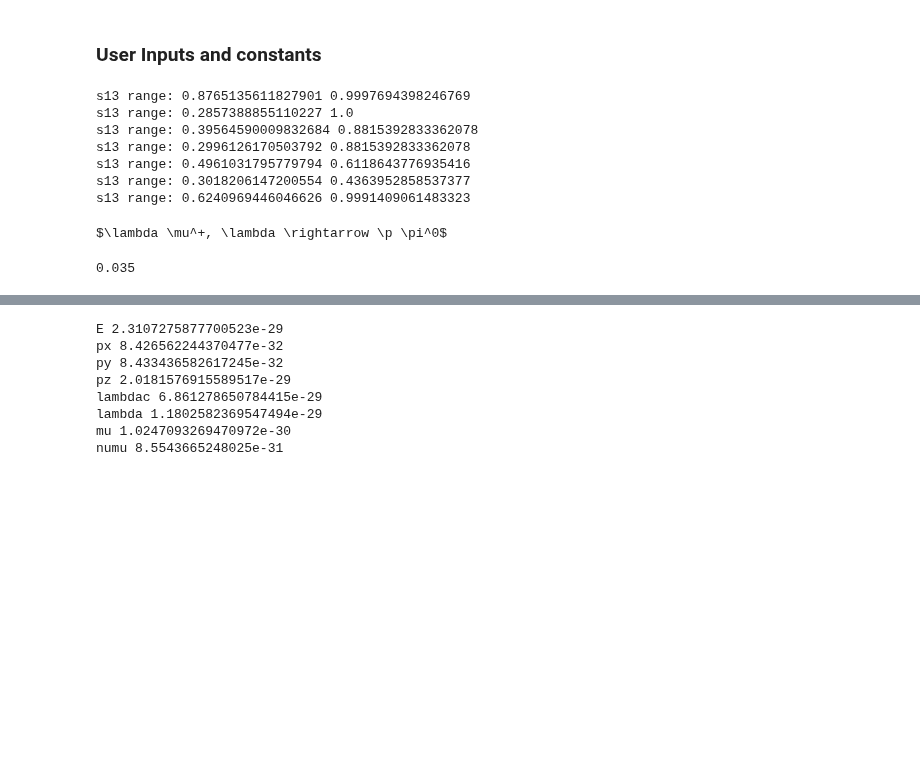
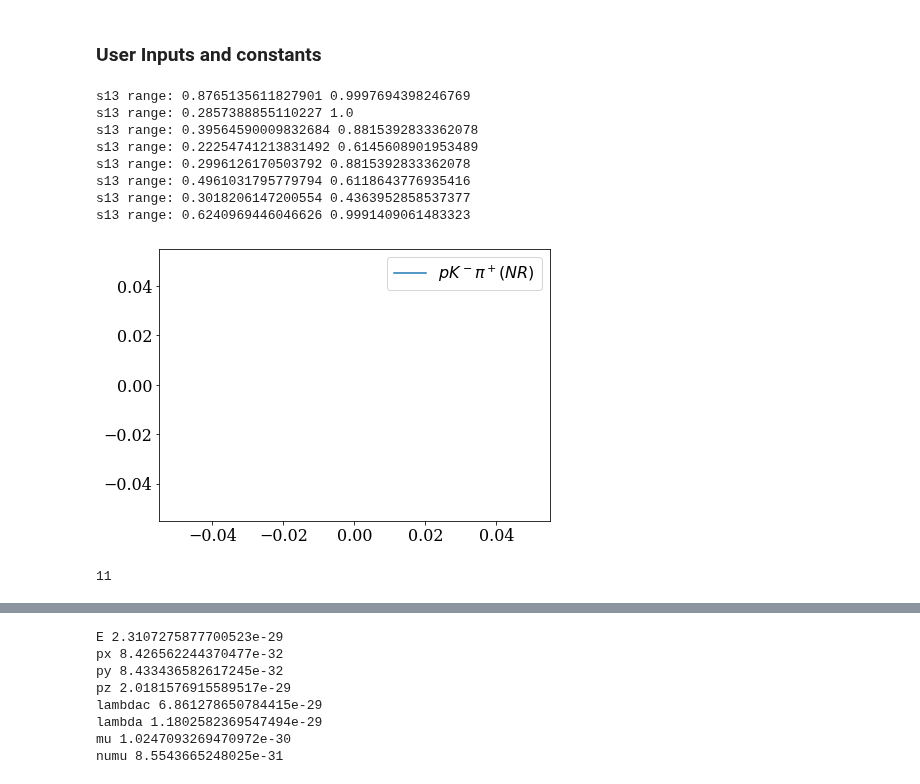
Before and after one commit to sebouh137/fcal_sim, a Jupyter notebook: SimpleEventGenerator_Alec.ipynb, the cells around one changed output, grey strips where cells are left out. Drawn from its saved outputs; the diff is of its cells as text; code cells hidden in the pictures; blank space fills up the shorter version.

```diff
--- a/SimpleEventGenerator_Alec.ipynb
+++ b/SimpleEventGenerator_Alec.ipynb
@@ -236,6 +238,7 @@ mpi0 = 0.1350
 mK0=0.497611
 mKshort=mK0
 mK_charged=0.493677
+mKstar = 0.89555
 mrho0=0.77549
 mrho_charged=0.77526
 mSigma0=1.192642
@@ -259,27 +262,59 @@ BranchingRatios = []
 
 
 #lambda_c -> muon + X modes
-DecayChannels.append("$\\lambda \\mu^+, \\lambda \\rightarrow p \\pi^0$")
-DecayChannels.append("$\\lambda \\mu^+, \\lambda \\rightarrow n \\pi^+$")
+DecayChannels.append("$\\mu^+ \\Lambda \\rightarrow \\mu^+ p \\pi^0$")
+DecayChannels.append("$\\mu^+ \\Lambda \\rightarrow \\mu^+ n \\pi^0$")
 lambdac_to_lambdamu = oneToThreeGenerator(mLambdaC, mLambda, 0, mMu) #BR= 3.5e-2 +- 0.5e-2
 f_lambdac_to_lambdamu = 0.035
 f_lambdac_to_lambdamu_unc = 0.005
+#secondary lambda decay
+lambda_to_npi = oneToTwoGenerator(mLambda, mn, mpi0)
+f_lambda_to_npi=.36
+lambda_to_ppi = oneToTwoGenerator(mLambda, mp, mpi_charged)
+f_lambda_to_ppi=.64
+
 BranchingRatios.append(f_lambdac_to_lambdamu*f_lambda_to_ppi)
 BranchingRatios.append(f_lambdac_to_lambdamu*f_lambda_to_npi)
 
 #lambda_c -> n + X modes
+DecayChannels.append("$n \\pi^+ K^0_S \\rightarrow n \\pi^+ \\pi^+ \\pi^-$")
+DecayChannels.append("$n \\pi^+ K^0_S \\rightarrow n \\pi^+ \\pi^0 \\pi^0$")
 lambdac_to_nKspi = oneToThreeGenerator(mLambdaC, mn, mpi_charged, mKshort)
 f_lambdac_to_nKspi = 0.0182
 f_lambdac_to_nKspi_unc = 0.0025
 #secondary K_s decay
 Kshort_to_picharged = oneToTwoGenerator(mKshort,mpi_charged,mpi_charged)
-Kshort_to_picharged = 0.692
-Kshort_to_picharged_unc = 0.0005
+f_Kshort_to_picharged = 0.692
+f_Kshort_to_picharged_unc = 0.0005
 Kshort_to_pi0 = oneToTwoGenerator(mKshort,mpi0,mpi0)
-Kshort_to_pi0 = 0.307
-Kshort_to_pi0_unc = 0.0005
+f_Kshort_to_pi0 = 0.307
+f_Kshort_to_pi0_unc = 0.0005
+BranchingRatios.append(f_lambdac_to_nKspi*f_Kshort_to_picharged)
+BranchingRatios.append(f_lambdac_to_nKspi*f_Kshort_to_pi0)
 
 #lambda_c -> p + X modes
+DecayChannels.append("$p K^0_S \\rightarrow p \\pi^+ \\pi^-$")
+DecayChannels.append("$p K^0_S \\rightarrow p \\pi^0 \\pi^0$")
+lambdac_to_pKs = oneToTwoGenerator(mLambdaC, mp, mKshort)
+f_lambdac_to_pKs = 0.0159
+f_lambdac_to_pKs_unc = 0.0008
+BranchingRatios.append(f_lambdac_to_pKs*f_Kshort_to_picharged)
+BranchingRatios.append(f_lambdac_to_pKs*f_Kshort_to_pi0)
+
+DecayChannels.append("$p K^- \\pi^+ (NR)$")
+lambdac_to_pKpi = oneToThreeGenerator(mLambdaC, mp, mK_charged,mpi_charged)
+f_lambdac_to_pKpi = 0.035
+f_lambdac_to_pKpi_unc = 0.004
+BranchingRatios.append(f_lambdac_to_pKpi)
+#************************ADD THIS ONE BELOW NEXT
+DecayChannels.append("$p \\overline{K}^{*} \\left(892\\right)^0$")
+lambdac_to_pKstar = oneToTwoGenerator(mLambdaC, mp, mKstar)
+f_lambdac_to_pKstar = 0.0196
+f_lambdac_to_pKstar_unc = 0.0027
+Kstar_to_kpi = oneToTwoGenerator(mKstar, mK_charged, mpi_charged)
+f_Kstar_to_kpi=1
+BranchingRatios.append(f_lambdac_to_pKpi)
+
 
 #lambda -> n/p + X intermediate resonance
 f_lambdac_lambda=.382 #inclusive lambda_c -> lambda + X
@@ -299,11 +334,7 @@ lambdac_to_lambdarhopi = oneToThreeGenerator(mLambdaC, mLambda, mrho0, mpi_charg
 f_lambdac_to_lambdarhopi = 0.015
 f_lambdac_to_lambdarhopi_unc = 0.006
 #lambdac_to_lambda3pi = needs 1-4 generator #BR= 3.64e-2 +- 0.29e-2 (includes intermediate states) BR<1.1e-2 (nonresonant)
-#secondary lambda decay
-lambda_to_npi = oneToTwoGenerator(mLambda, mn, mpi0)
-f_lambda_to_npi=.36
-lambda_to_ppi = oneToTwoGenerator(mLambda, mp, mpi_charged)
-f_lambda_to_ppi=.64
+
 #secondary rho_charged decay
 rho_to_pipi0 = oneToTwoGenerator(mrho_charged, mpi0, mpi_charged)
 f_rho_to_pipi0=.995
@@ -346,6 +377,7 @@ f_lambdac_to_Sigma0pi_unc = 0.0007
 s13 range: 0.8765135611827901 0.9997694398246769
 s13 range: 0.2857388855110227 1.0
 s13 range: 0.39564590009832684 0.8815392833362078
+s13 range: 0.22254741213831492 0.6145608901953489
 s13 range: 0.2996126170503792 0.8815392833362078
 s13 range: 0.4961031795779794 0.6118643776935416
 s13 range: 0.3018206147200554 0.4363952858537377
@@ -353,18 +385,16 @@ s13 range: 0.6240969446046626 0.9991409061483323
 # %%
 DecaySelector = rand.uniform(0,sum(BranchingRatios))
 cumulant = 0
 for BRindex in range(len(BranchingRatios)):
     cumulant += BranchingRatios[BRindex]
     if DecaySelector < cumulant:
         ChannelIndex = BRindex
         break
-print(DecayChannels[ChannelIndex])
+plt.plot([],[],label=DecayChannels[ChannelIndex])
+plt.legend()
+plt.show()
 # %% [output]
-$\lambda \mu^+, \lambda \rightarrow \p \pi^0$
+[figure, added]
-# %%
-sum(BranchingRatios)
-# %% [output]
-0.035
 # %%
 #lambdac -> lambda + pi
 d1 = {a+"_"+b:[] for a in "DecayChannel Int_Names Int_E Int_px ".split() for b in "E px py pz p theta phi".split()}
@@ -442,0 +551,4 @@ df_pi = pd.DataFrame(d1)
+# %%
+len(df.query(f"decay_index==1"))
+# %% [output]
+11
```
Also changed, not shown: parts of 4 cells of this notebook.
